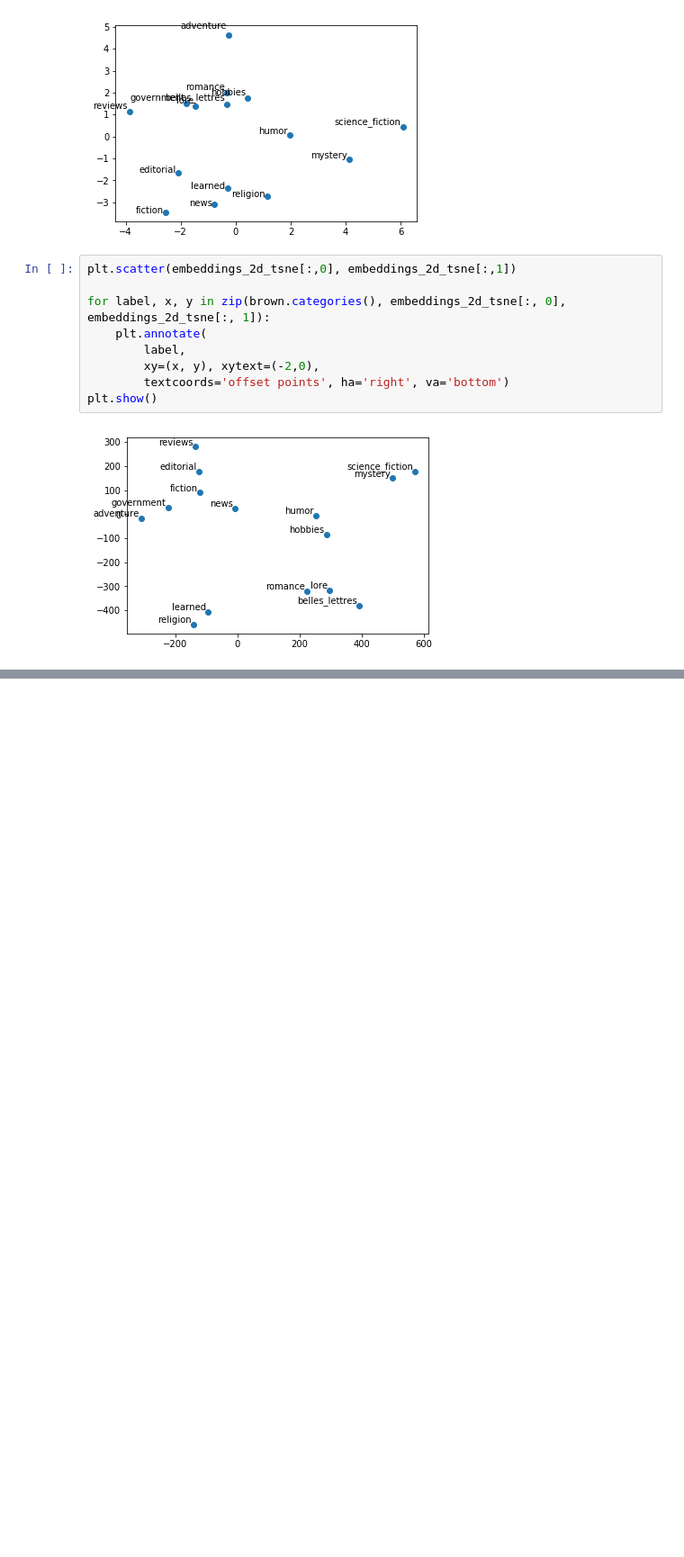
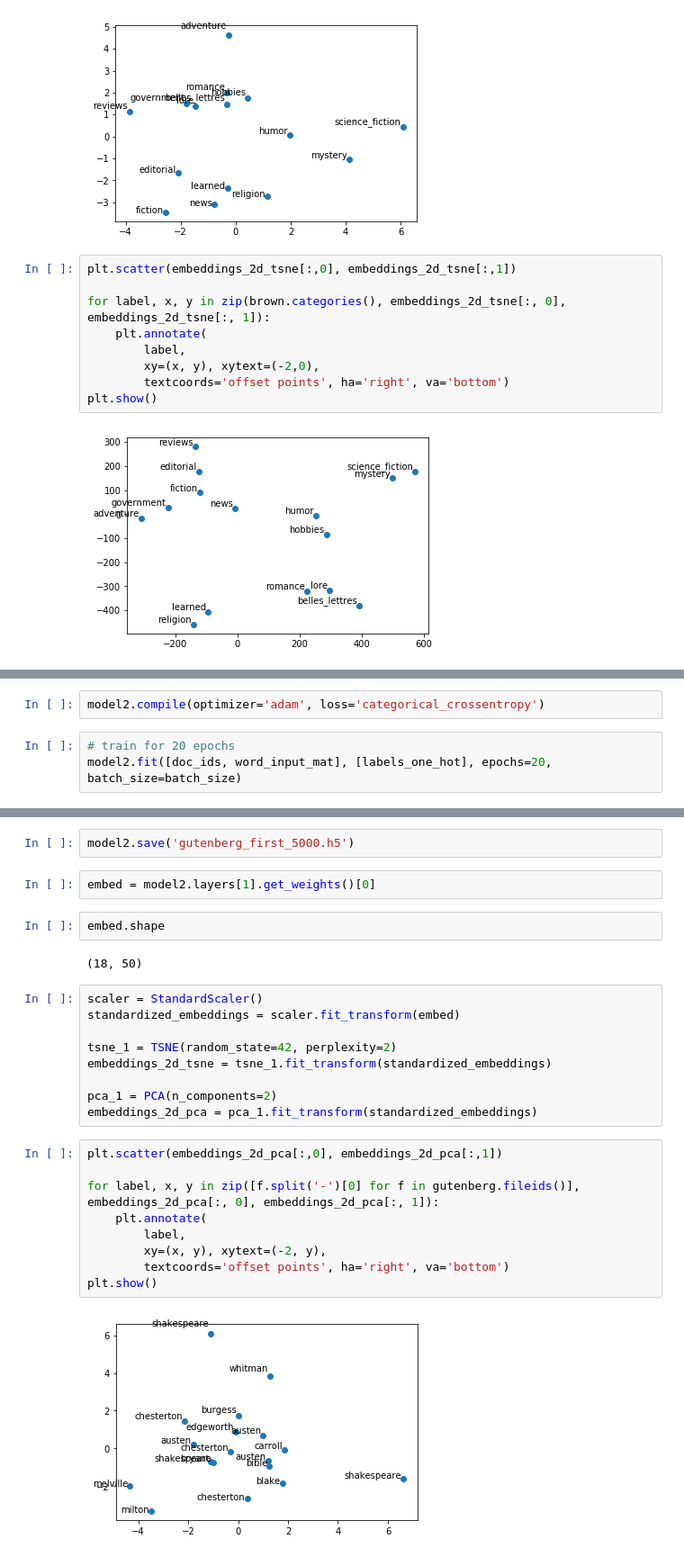
Before and after one commit to jonbleiberg88/LING227_finalproject, a Jupyter notebook: synonym_pertubation.ipynb, the cells around one changed output, grey strips where cells are left out. Shown at 90% size. Cells and saved outputs as stored; diff of their text form; blank space fills up the shorter version.

Commit message:
adding gutenberg embeddings

```diff
--- a/synonym_pertubation.ipynb
+++ b/synonym_pertubation.ipynb
@@ -210,0 +269,5 @@ plt.show()
+# %%
+model2.compile(optimizer='adam', loss='categorical_crossentropy')
+# %%
+# train for 20 epochs
+model2.fit([doc_ids, word_input_mat], [labels_one_hot], epochs=20, batch_size=batch_size)
@@ -210,0 +293,28 @@ plt.show()
+# %%
+model2.save('gutenberg_first_5000.h5')
+# %%
+embed = model2.layers[1].get_weights()[0]
+# %%
+embed.shape
+# %% [output]
+(18, 50)
+# %%
+scaler = StandardScaler()
+standardized_embeddings = scaler.fit_transform(embed)
+
+tsne_1 = TSNE(random_state=42, perplexity=2)
+embeddings_2d_tsne = tsne_1.fit_transform(standardized_embeddings)
+
+pca_1 = PCA(n_components=2)
+embeddings_2d_pca = pca_1.fit_transform(standardized_embeddings)
+# %%
+plt.scatter(embeddings_2d_pca[:,0], embeddings_2d_pca[:,1])
+
+for label, x, y in zip([f.split('-')[0] for f in gutenberg.fileids()], embeddings_2d_pca[:, 0], embeddings_2d_pca[:, 1]):
+    plt.annotate(
+        label,
+        xy=(x, y), xytext=(-2, y),
+        textcoords='offset points', ha='right', va='bottom')
+plt.show()
+# %% [output]
+[figure, added]
```
Also changed, not shown: parts of 11 cells of this notebook, 1 other file.
